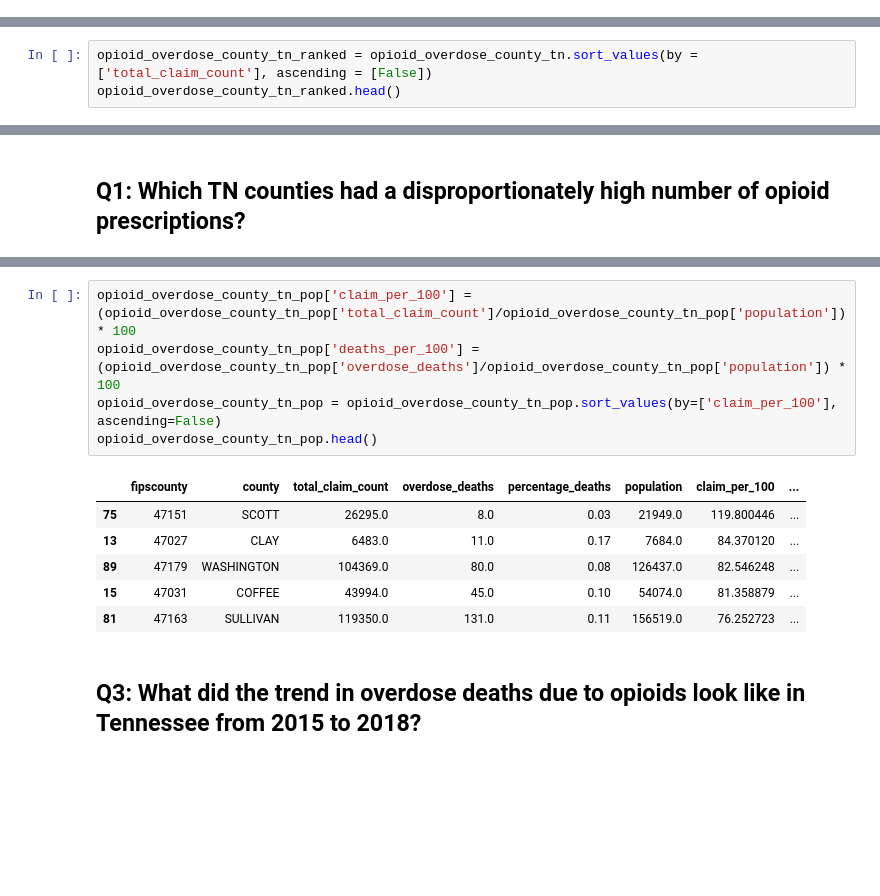
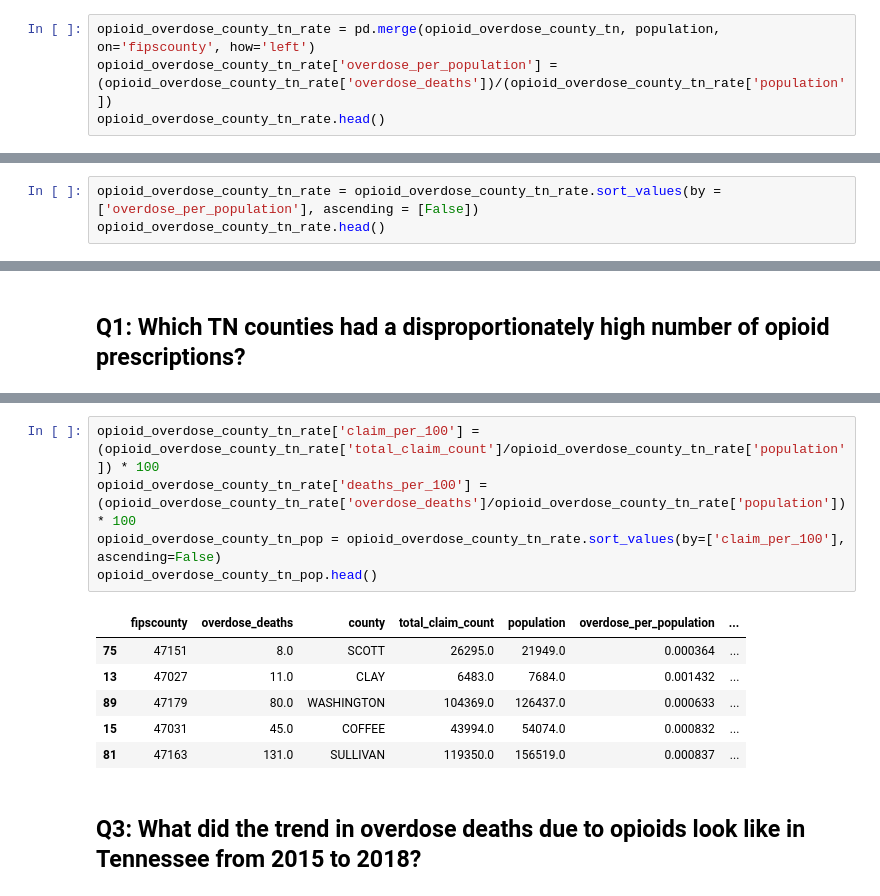
Before and after one commit to NSS-Data-Analytics-Cohort-14/prescribers-python-da14-too-legit-to-git, a Jupyter notebook: notebooks/prescribers.ipynb, the cells around one changed output, grey strips where cells are left out. Saved outputs shown, nothing was run; the diff lists cells and outputs as text; blank space fills up the shorter version.

```diff
--- a/notebooks/prescribers.ipynb
+++ b/notebooks/prescribers.ipynb
@@ -542,3 +546,7 @@ opioid_overdose_county_tn.head()
 | 3 | 47005 | 11.0 | BENTON | 10729.0 |
 | 4 | 47007 | 8.0 | BLEDSOE | 3306.0 |
 | 5 | 47009 | 99.0 | BLOUNT | 27352.0 |
+# %%
+opioid_overdose_county_tn_rate = pd.merge(opioid_overdose_county_tn, population, on='fipscounty', how='left')
+opioid_overdose_county_tn_rate['overdose_per_population'] = (opioid_overdose_county_tn_rate['overdose_deaths'])/(opioid_overdose_county_tn_rate['population'])
+opioid_overdose_county_tn_rate.head()
@@ -545,4 +560,4 @@ opioid_overdose_county_tn.head()
 # %%
-opioid_overdose_county_tn_ranked = opioid_overdose_county_tn.sort_values(by = ['total_claim_count'], ascending = [False])
-opioid_overdose_county_tn_ranked.head()
+opioid_overdose_county_tn_rate = opioid_overdose_county_tn_rate.sort_values(by = ['overdose_per_population'], ascending = [False])
+opioid_overdose_county_tn_rate.head()
 # %% [output]
@@ -647,15 +1047,15 @@ opioid_overdose_county_tn_pop.head()
 # %%
-opioid_overdose_county_tn_pop['claim_per_100'] = (opioid_overdose_county_tn_pop['total_claim_count']/opioid_overdose_county_tn_pop['population']) * 100
-opioid_overdose_county_tn_pop['deaths_per_100'] = (opioid_overdose_county_tn_pop['overdose_deaths']/opioid_overdose_county_tn_pop['population']) * 100
-opioid_overdose_county_tn_pop = opioid_overdose_county_tn_pop.sort_values(by=['claim_per_100'], ascending=False)
+opioid_overdose_county_tn_rate['claim_per_100'] = (opioid_overdose_county_tn_rate['total_claim_count']/opioid_overdose_county_tn_rate['population']) * 100
+opioid_overdose_county_tn_rate['deaths_per_100'] = (opioid_overdose_county_tn_rate['overdose_deaths']/opioid_overdose_county_tn_rate['population']) * 100
+opioid_overdose_county_tn_pop = opioid_overdose_county_tn_rate.sort_values(by=['claim_per_100'], ascending=False)
 opioid_overdose_county_tn_pop.head()
 # %% [output]
-|  | fipscounty | county | total_claim_count | overdose_deaths | percentage_deaths | population | claim_per_100 | ... |
-| 75 | 47151 | SCOTT | 26295.0 | 8.0 | 0.03 | 21949.0 | 119.800446 | ... |
-| 13 | 47027 | CLAY | 6483.0 | 11.0 | 0.17 | 7684.0 | 84.370120 | ... |
-| 89 | 47179 | WASHINGTON | 104369.0 | 80.0 | 0.08 | 126437.0 | 82.546248 | ... |
-| 15 | 47031 | COFFEE | 43994.0 | 45.0 | 0.10 | 54074.0 | 81.358879 | ... |
-| 81 | 47163 | SULLIVAN | 119350.0 | 131.0 | 0.11 | 156519.0 | 76.252723 | ... |
+|  | fipscounty | overdose_deaths | county | total_claim_count | population | overdose_per_population | ... |
+| 75 | 47151 | 8.0 | SCOTT | 26295.0 | 21949.0 | 0.000364 | ... |
+| 13 | 47027 | 11.0 | CLAY | 6483.0 | 7684.0 | 0.001432 | ... |
+| 89 | 47179 | 80.0 | WASHINGTON | 104369.0 | 126437.0 | 0.000633 | ... |
+| 15 | 47031 | 45.0 | COFFEE | 43994.0 | 54074.0 | 0.000832 | ... |
+| 81 | 47163 | 131.0 | SULLIVAN | 119350.0 | 156519.0 | 0.000837 | ... |
 # %% [markdown]
 ## Q3: What did the trend in overdose deaths due to opioids look like in Tennessee from 2015 to 2018?
 # %%
```
Also changed, not shown: parts of 68 cells of this notebook.
